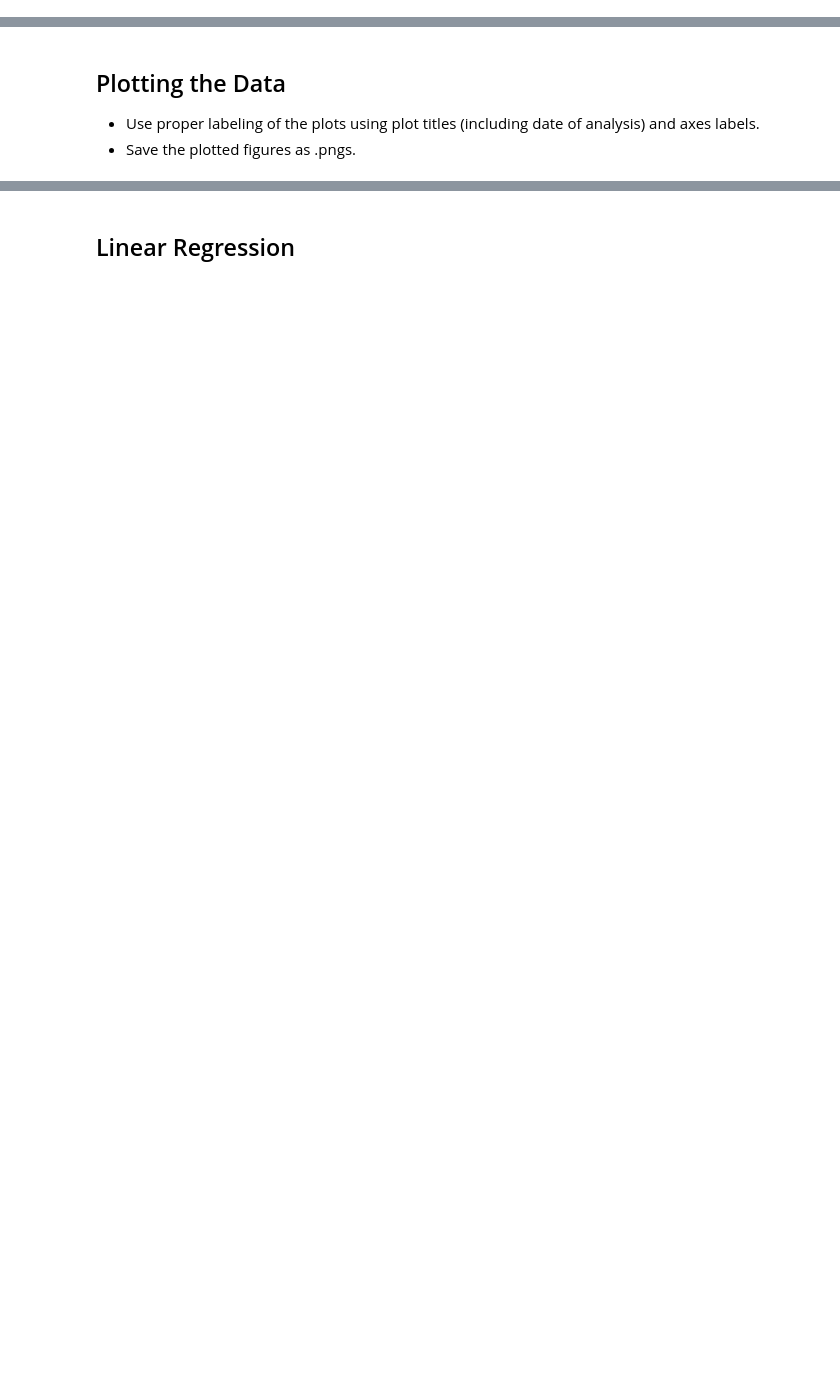
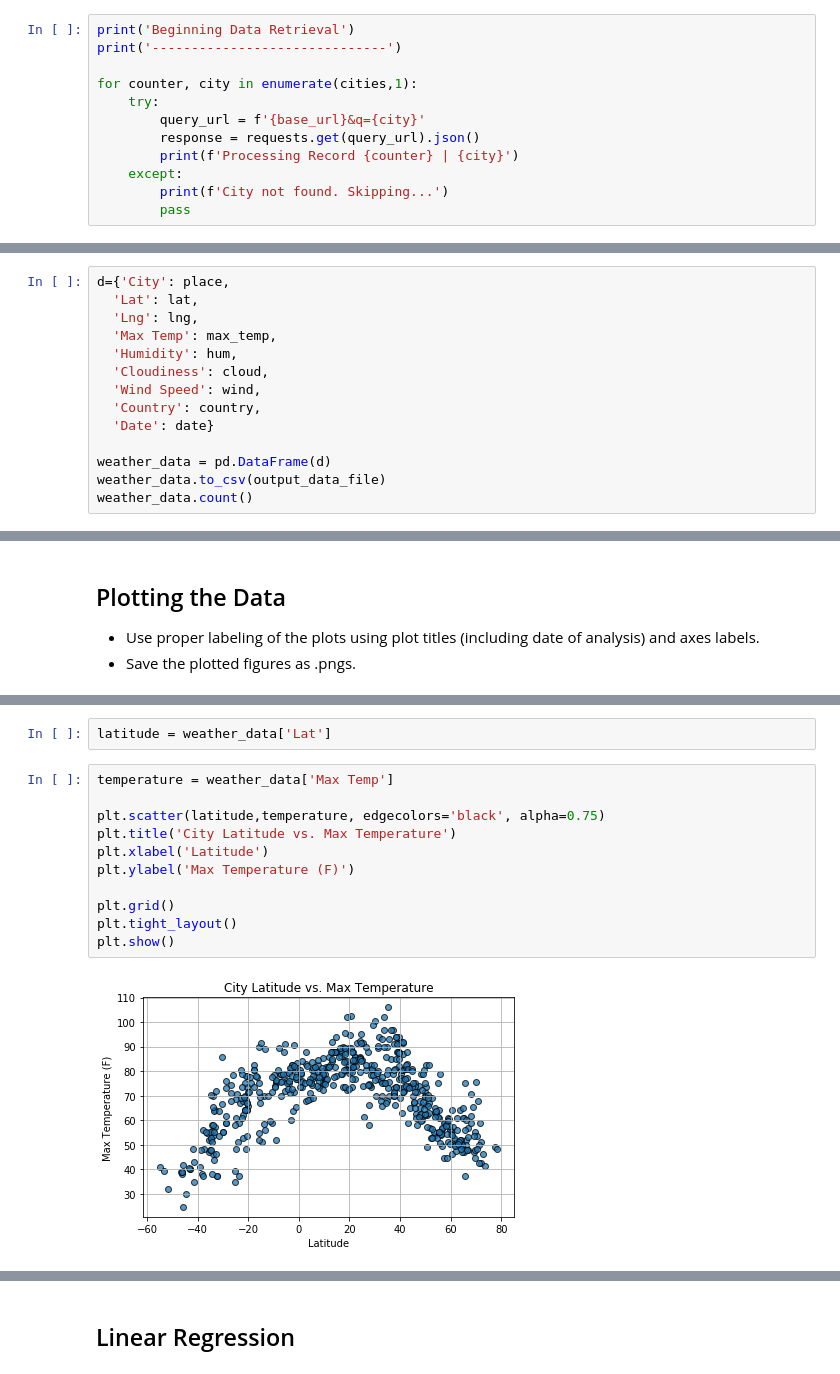
Before and after one commit to nsheikh23/python-api-challenge, a Jupyter notebook: WeatherPy/WeatherPy.ipynb, the cells around one changed output, grey strips where cells are left out. Cells and saved outputs as stored; diff of their text form; blank space fills up the shorter version.

```diff
--- a/WeatherPy/WeatherPy.ipynb
+++ b/WeatherPy/WeatherPy.ipynb
@@ -85,0 +60,12 @@ Data Retrieval Complete
+# %%
+print('Beginning Data Retrieval')
+print('------------------------------')
+
+for counter, city in enumerate(cities,1):
+    try:
+        query_url = f'{base_url}&q={city}'
+        response = requests.get(query_url).json()
+        print(f'Processing Record {counter} | {city}')
+    except:
+        print(f'City not found. Skipping...')
+        pass
@@ -109,0 +123,14 @@ dtype: int64
+# %%
+d={'City': place,
+  'Lat': lat,
+  'Lng': lng,
+  'Max Temp': max_temp,
+  'Humidity': hum,
+  'Cloudiness': cloud,
+  'Wind Speed': wind,
+  'Country': country,
+  'Date': date}
+
+weather_data = pd.DataFrame(d)
+weather_data.to_csv(output_data_file)
+weather_data.count()
@@ -167,0 +181,15 @@ Int64Index([], dtype='int64')
+# %%
+latitude = weather_data['Lat']
+# %%
+temperature = weather_data['Max Temp']
+
+plt.scatter(latitude,temperature, edgecolors='black', alpha=0.75)
+plt.title('City Latitude vs. Max Temperature')
+plt.xlabel('Latitude')
+plt.ylabel('Max Temperature (F)')
+
+plt.grid()
+plt.tight_layout()
+plt.show()
+# %% [output]
+[figure, added]
```
Also changed, not shown: parts of 70 cells of this notebook, 1 other file.
